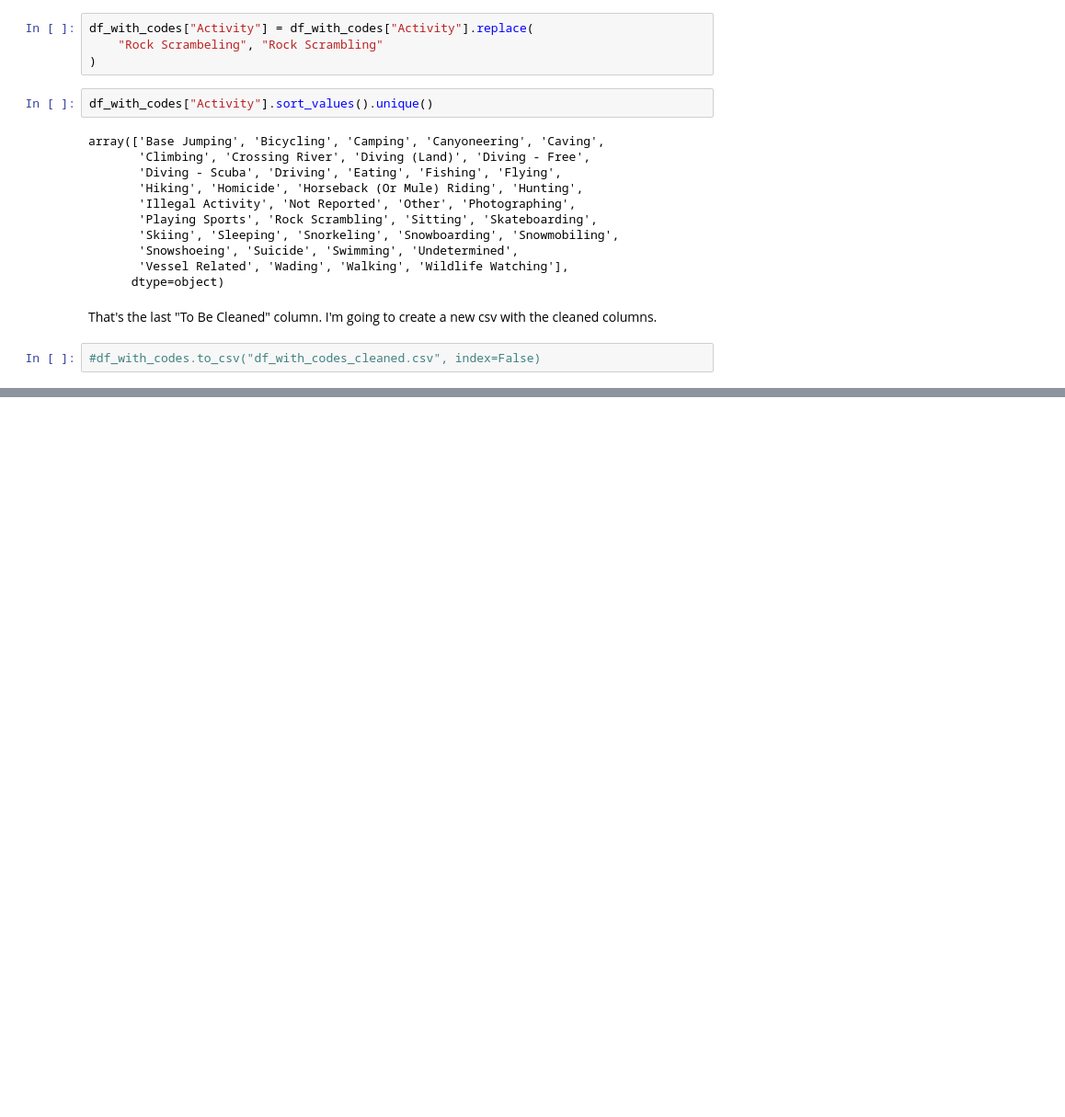
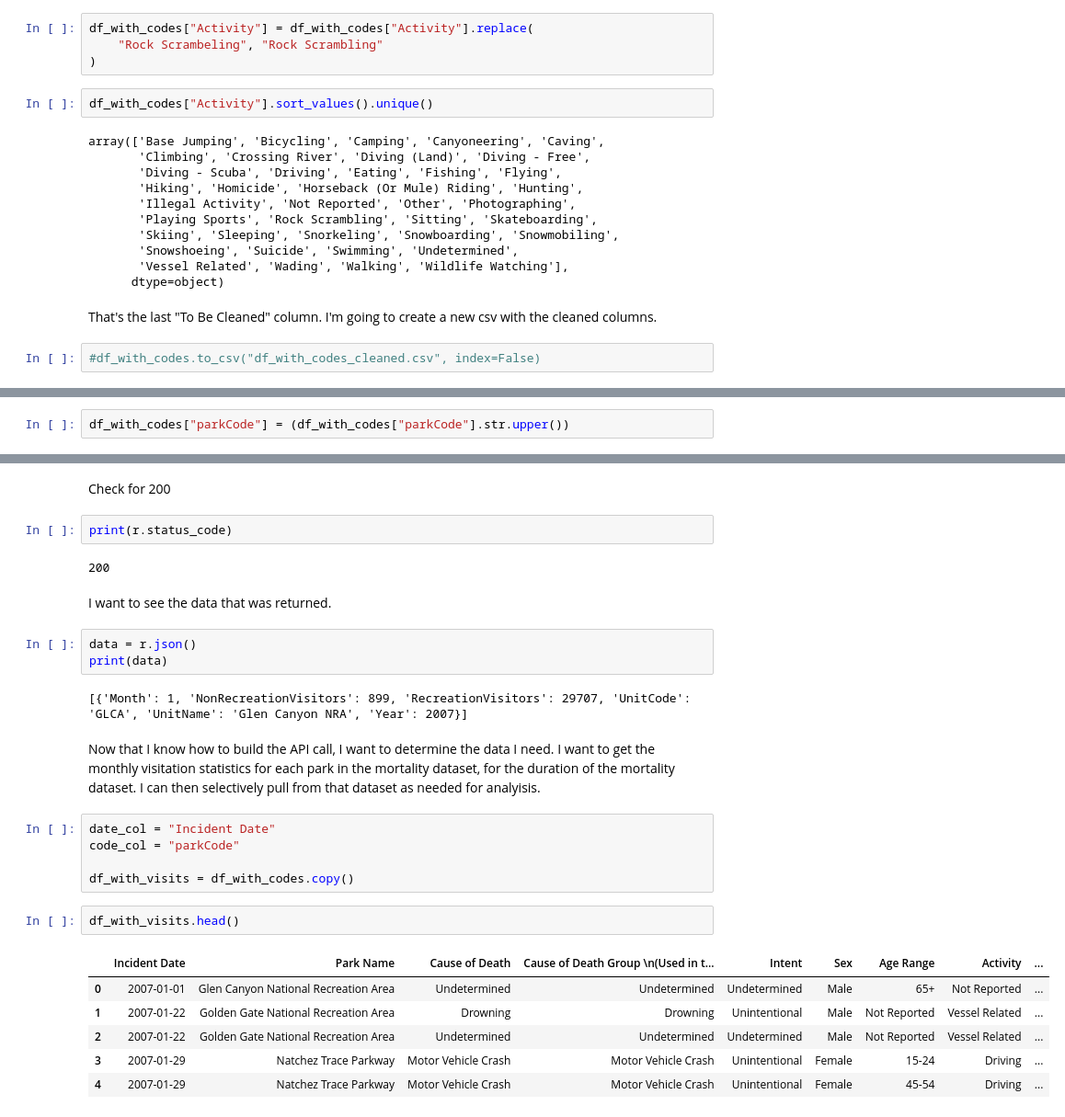
Before and after one commit to jeccalong/NPS_mini_project, a Jupyter notebook: Notebooks/NPS_mini_project.ipynb, the cells around one changed output, grey strips where cells are left out. Shown: that part at 92% size. Saved outputs shown, nothing was run; the diff lists cells and outputs as text; blank space fills up the shorter version.

Commit message:
Worked with IRMA API, started df_with_visits

```diff
--- a/Notebooks/NPS_mini_project.ipynb
+++ b/Notebooks/NPS_mini_project.ipynb
@@ -949,0 +954,2 @@ That's the last "To Be Cleaned" column. I'm going to create a new csv with the c
+# %%
+df_with_codes["parkCode"] = (df_with_codes["parkCode"].str.upper())
@@ -949,0 +982,29 @@ That's the last "To Be Cleaned" column. I'm going to create a new csv with the c
+# %% [markdown]
+Check for 200
+# %%
+print(r.status_code)
+# %% [output]
+200
+# %% [markdown]
+I want to see the data that was returned.
+# %%
+data = r.json()
+print(data)
+# %% [output]
+[{'Month': 1, 'NonRecreationVisitors': 899, 'RecreationVisitors': 29707, 'UnitCode': 'GLCA', 'UnitName': 'Glen Canyon NRA', 'Year': 2007}]
+# %% [markdown]
+Now that I know how to build the API call, I want to determine the data I need. I want to get the monthly visitation statistics for each park in the mortality dataset, for the duration of the mortality dataset. I can then selectively pull from that dataset as needed for analyisis.
+# %%
+date_col = "Incident Date"
+code_col = "parkCode"
+
+df_with_visits = df_with_codes.copy()
+# %%
+df_with_visits.head()
+# %% [output]
+|  | Incident Date | Park Name | Cause of Death | Cause of Death Group \n(Used in t... | Intent | Sex | Age Range | Activity | ... |
+| 0 | 2007-01-01 | Glen Canyon National Recreation Area | Undetermined | Undetermined | Undetermined | Male | 65+ | Not Reported | ... |
+| 1 | 2007-01-22 | Golden Gate National Recreation Area | Drowning | Drowning | Unintentional | Male | Not Reported | Vessel Related | ... |
+| 2 | 2007-01-22 | Golden Gate National Recreation Area | Undetermined | Undetermined | Undetermined | Male | Not Reported | Vessel Related | ... |
+| 3 | 2007-01-29 | Natchez Trace Parkway | Motor Vehicle Crash | Motor Vehicle Crash | Unintentional | Female | 15-24 | Driving | ... |
+| 4 | 2007-01-29 | Natchez Trace Parkway | Motor Vehicle Crash | Motor Vehicle Crash | Unintentional | Female | 45-54 | Driving | ... |
```
Also changed, not shown: parts of 10 cells of this notebook.
